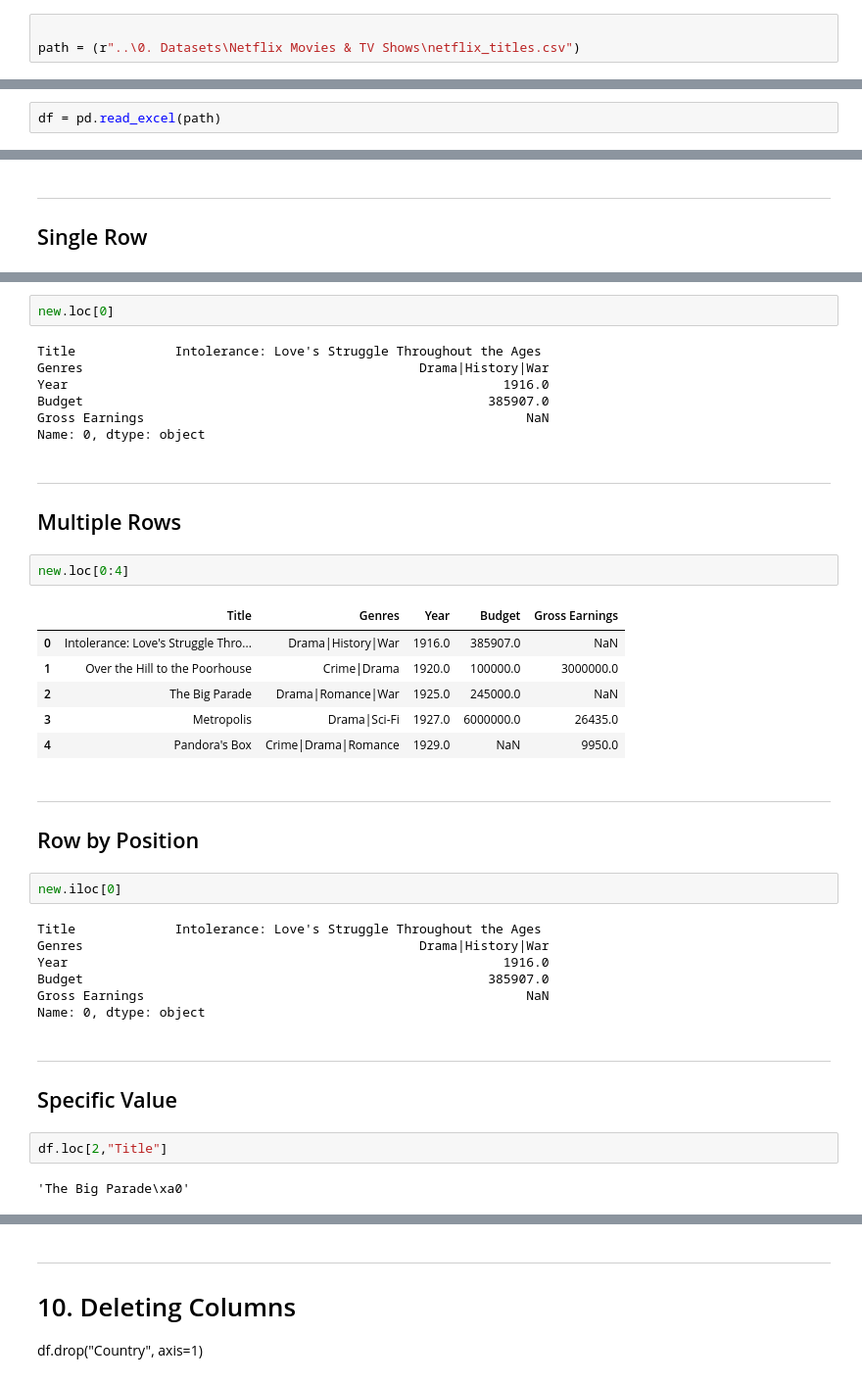
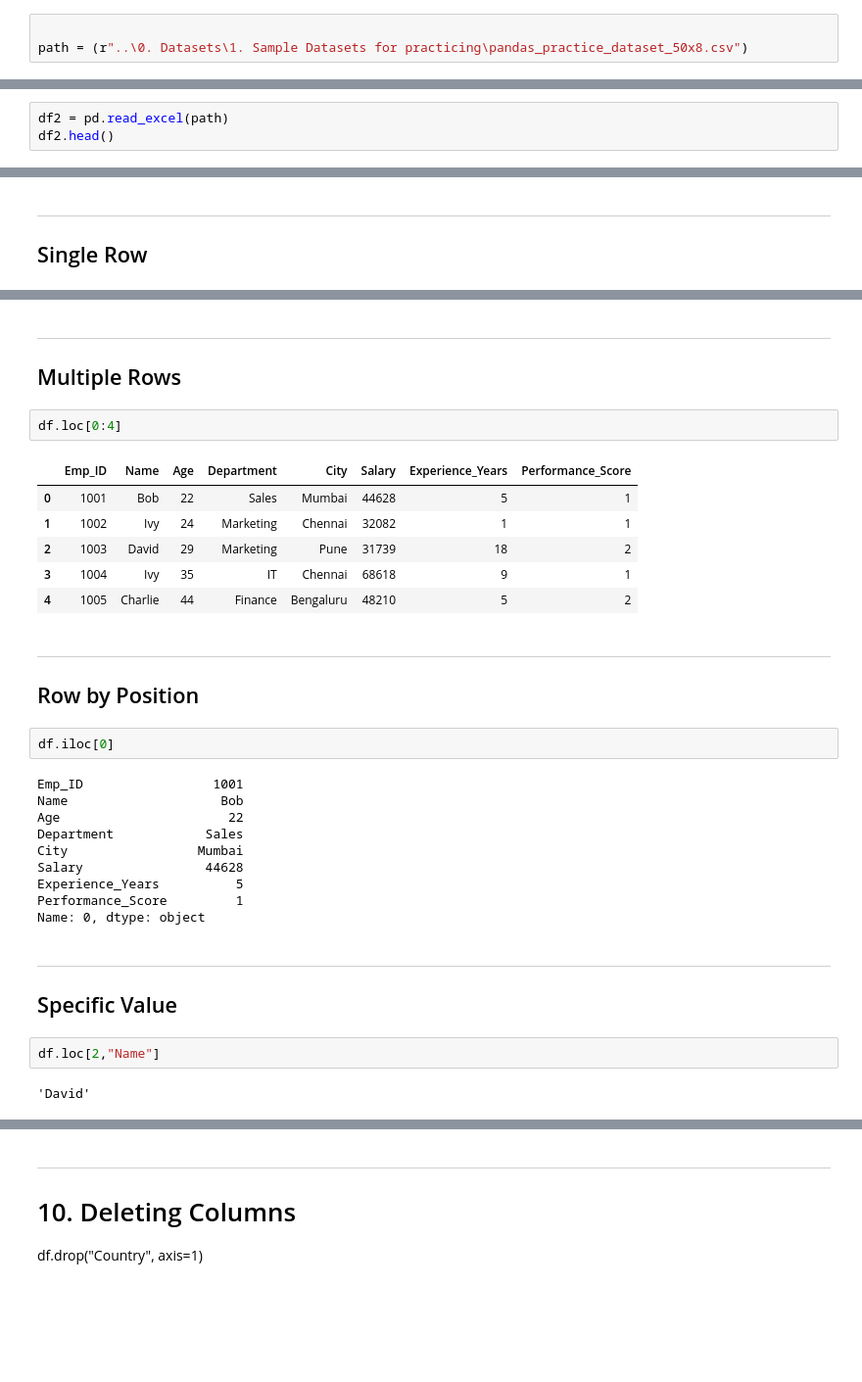
Before and after one commit to gauravkumar902704/AI-Mastery, a Jupyter notebook: 1. Python/4. Libraries/2. Pandas/1. Pandas_Tutorial.ipynb, the cells around one changed output, grey strips where cells are left out. Shown at 98% size. Cells and saved outputs as stored; diff of their text form; blank space fills up the shorter version.

```diff
--- a/1. Python/4. Libraries/2. Pandas/1. Pandas_Tutorial.ipynb
+++ b/1. Python/4. Libraries/2. Pandas/1. Pandas_Tutorial.ipynb
@@ -336,7 +336,7 @@ df.head()
 ## From CSV
 # %%
 
-path = (r"..\0. Datasets\Netflix Movies & TV Shows\netflix_titles.csv")
+path = (r"..\0. Datasets\1. Sample Datasets for practicing\pandas_practice_dataset_50x8.csv")
 # %%
 
 
@@ -360,2 +360,3 @@ path = (r"..\0. Datasets\Sample_Data.xlsx")
 # %%
-df = pd.read_excel(path)
+df2 = pd.read_excel(path)
+df2.head()
@@ -632,38 +570,32 @@ new
-# %%
-new.loc[0]
-# %% [output]
-Title             Intolerance: Love's Struggle Throughout the Ages
-Genres                                            Drama|History|War
-Year                                                         1916.0
-Budget                                                     385907.0
-Gross Earnings                                                  NaN
-Name: 0, dtype: object
 # %% [markdown]
 ---
 
 ## Multiple Rows
 # %%
-new.loc[0:4]
+df.loc[0:4]
 # %% [output]
-|  | Title | Genres | Year | Budget | Gross Earnings |
-| 0 | Intolerance: Love's Struggle Thro... | Drama|History|War | 1916.0 | 385907.0 | NaN |
-| 1 | Over the Hill to the Poorhouse | Crime|Drama | 1920.0 | 100000.0 | 3000000.0 |
-| 2 | The Big Parade | Drama|Romance|War | 1925.0 | 245000.0 | NaN |
-| 3 | Metropolis | Drama|Sci-Fi | 1927.0 | 6000000.0 | 26435.0 |
-| 4 | Pandora's Box | Crime|Drama|Romance | 1929.0 | NaN | 9950.0 |
+|  | Emp_ID | Name | Age | Department | City | Salary | Experience_Years | Performance_Score |
+| 0 | 1001 | Bob | 22 | Sales | Mumbai | 44628 | 5 | 1 |
+| 1 | 1002 | Ivy | 24 | Marketing | Chennai | 32082 | 1 | 1 |
+| 2 | 1003 | David | 29 | Marketing | Pune | 31739 | 18 | 2 |
+| 3 | 1004 | Ivy | 35 | IT | Chennai | 68618 | 9 | 1 |
+| 4 | 1005 | Charlie | 44 | Finance | Bengaluru | 48210 | 5 | 2 |
 # %% [markdown]
 
 ---
 
 ## Row by Position
 # %%
-new.iloc[0]
+df.iloc[0]
 # %% [output]
-Title             Intolerance: Love's Struggle Throughout the Ages
-Genres                                            Drama|History|War
-Year                                                         1916.0
-Budget                                                     385907.0
-Gross Earnings                                                  NaN
+Emp_ID                 1001
+Name                    Bob
+Age                      22
+Department            Sales
+City                 Mumbai
+Salary                44628
+Experience_Years          5
+Performance_Score         1
 Name: 0, dtype: object
 # %% [markdown]
 
@@ -671,9 +603,9 @@ Name: 0, dtype: object
 
 ## Specific Value
 # %%
-df.loc[2,"Title"]
+df.loc[2,"Name"]
 # %% [output]
-'The Big Parade\xa0'
+'David'
 # %% [markdown]
 ---
 
```
Also changed, not shown: parts of 80 cells of this notebook, 8 other files.
